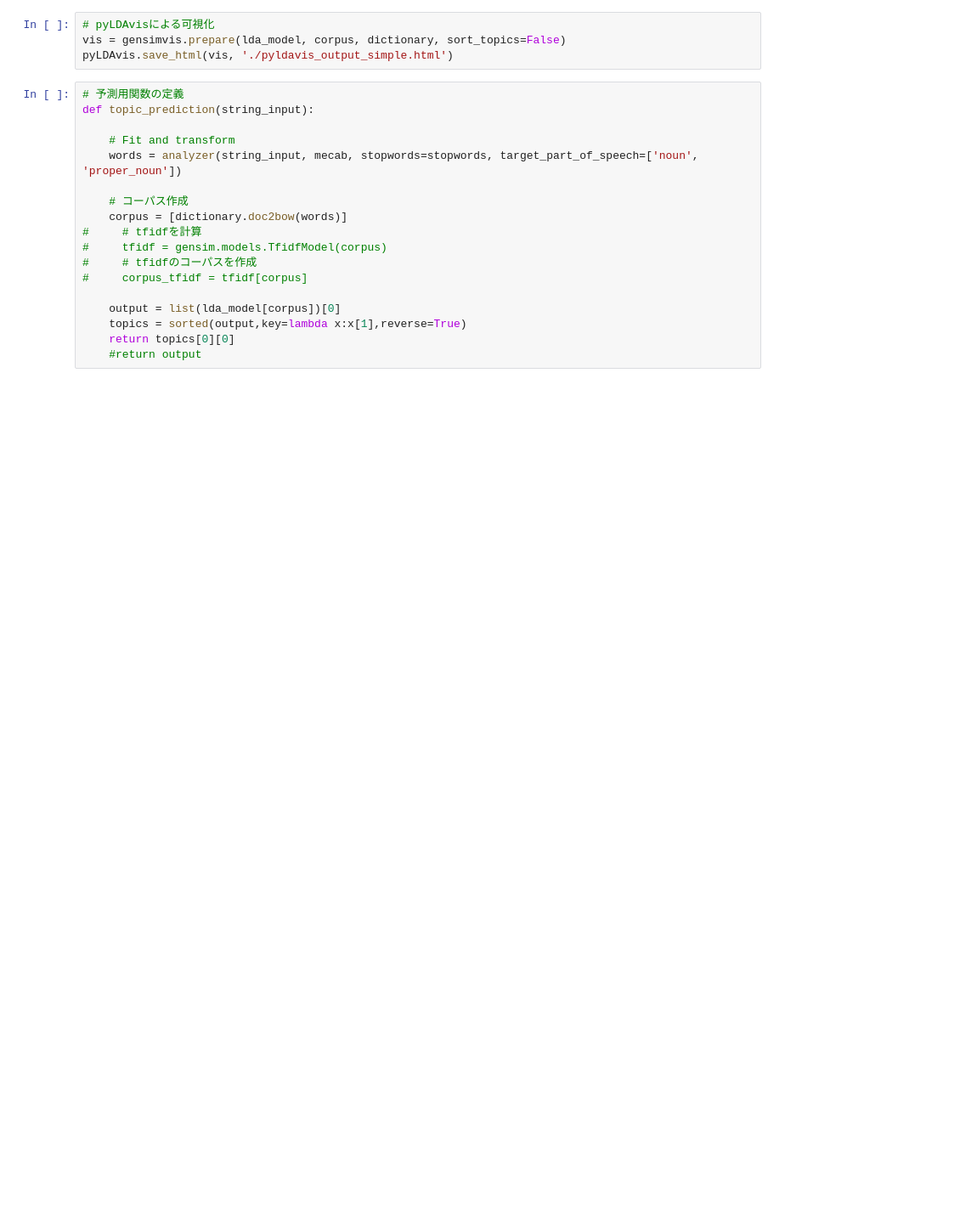
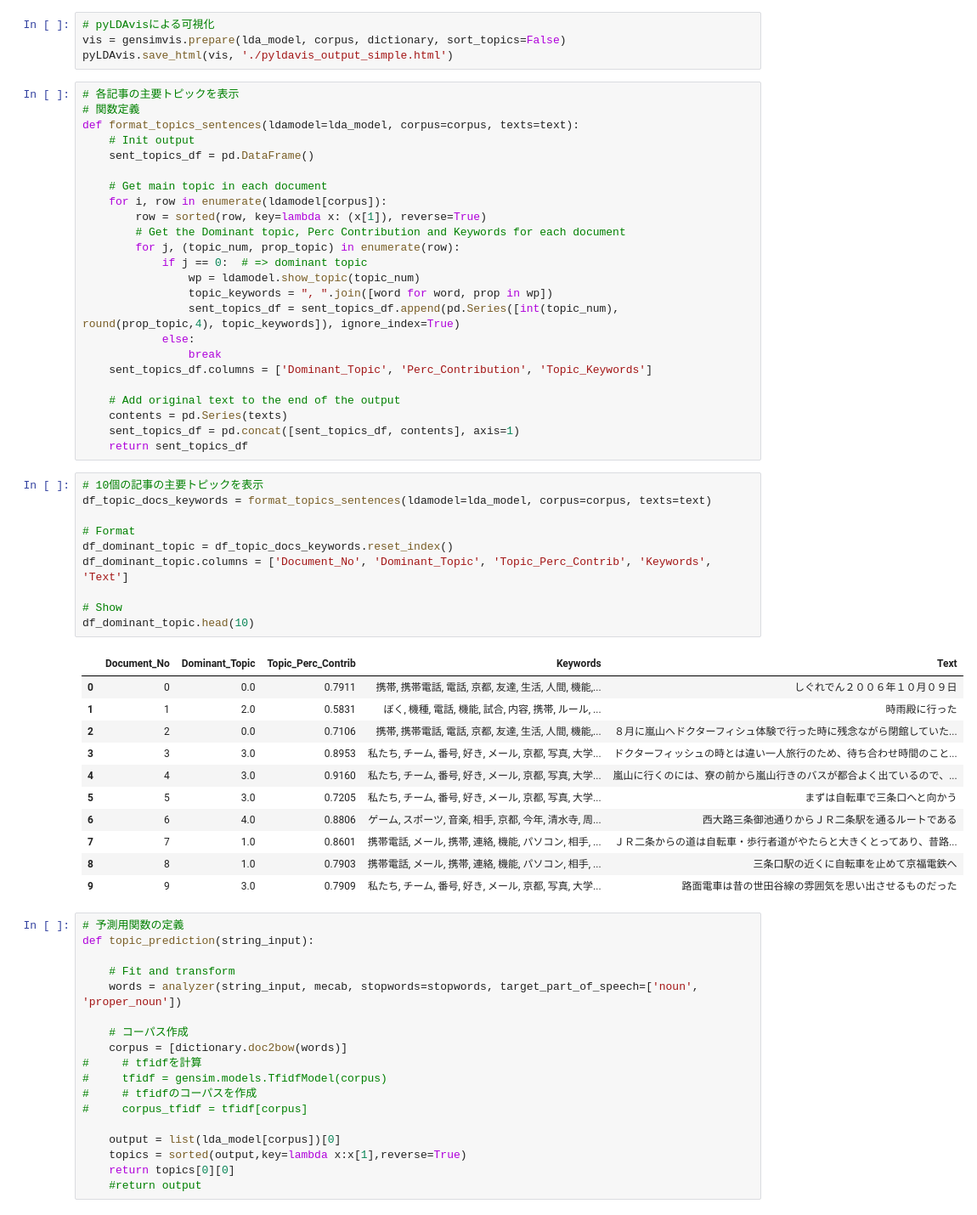
Before and after one commit to superring/topic_model, a Jupyter notebook: simple_LDA.ipynb, the cells around one changed output. Shown at 85% size. Cells and saved outputs as stored; diff of their text form; blank space fills up the shorter version.

```diff
--- a/simple_LDA.ipynb
+++ b/simple_LDA.ipynb
@@ -174,6 +170,52 @@ plt.savefig("./visualize.png")
 # pyLDAvisによる可視化
 vis = gensimvis.prepare(lda_model, corpus, dictionary, sort_topics=False)
 pyLDAvis.save_html(vis, './pyldavis_output_simple.html')
+# %%
+# 各記事の主要トピックを表示
+# 関数定義
+def format_topics_sentences(ldamodel=lda_model, corpus=corpus, texts=text):
+    # Init output
+    sent_topics_df = pd.DataFrame()
+
+    # Get main topic in each document
+    for i, row in enumerate(ldamodel[corpus]):
+        row = sorted(row, key=lambda x: (x[1]), reverse=True)
+        # Get the Dominant topic, Perc Contribution and Keywords for each document
+        for j, (topic_num, prop_topic) in enumerate(row):
+            if j == 0:  # => dominant topic
+                wp = ldamodel.show_topic(topic_num)
+                topic_keywords = ", ".join([word for word, prop in wp])
+                sent_topics_df = sent_topics_df.append(pd.Series([int(topic_num), round(prop_topic,4), topic_keywords]), ignore_index=True)
+            else:
+                break
+    sent_topics_df.columns = ['Dominant_Topic', 'Perc_Contribution', 'Topic_Keywords']
+
+    # Add original text to the end of the output
+    contents = pd.Series(texts)
+    sent_topics_df = pd.concat([sent_topics_df, contents], axis=1)
+    return sent_topics_df
+# %%
+# 10個の記事の主要トピックを表示
+df_topic_docs_keywords = format_topics_sentences(ldamodel=lda_model, corpus=corpus, texts=text)
+
+# Format
+df_dominant_topic = df_topic_docs_keywords.reset_index()
+df_dominant_topic.columns = ['Document_No', 'Dominant_Topic', 'Topic_Perc_Contrib', 'Keywords', 'Text']
+
+# Show
+df_dominant_topic.head(10)
+# %% [output]
+|  | Document_No | Dominant_Topic | Topic_Perc_Contrib | Keywords | Text |
+| 0 | 0 | 0.0 | 0.7911 | 携帯, 携帯電話, 電話, 京都, 友達, 生活, 人間, 機能,... | しぐれでん２００６年１０月０９日 |
+| 1 | 1 | 2.0 | 0.5831 | ぼく, 機種, 電話, 機能, 試合, 内容, 携帯, ルール, ... | 時雨殿に行った |
+| 2 | 2 | 0.0 | 0.7106 | 携帯, 携帯電話, 電話, 京都, 友達, 生活, 人間, 機能,... | ８月に嵐山へドクターフィシュ体験で行った時に残念ながら閉館していた... |
+| 3 | 3 | 3.0 | 0.8953 | 私たち, チーム, 番号, 好き, メール, 京都, 写真, 大学... | ドクターフィッシュの時とは違い一人旅行のため、待ち合わせ時間のこと... |
+| 4 | 4 | 3.0 | 0.9160 | 私たち, チーム, 番号, 好き, メール, 京都, 写真, 大学... | 嵐山に行くのには、寮の前から嵐山行きのバスが都合よく出ているので、... |
+| 5 | 5 | 3.0 | 0.7205 | 私たち, チーム, 番号, 好き, メール, 京都, 写真, 大学... | まずは自転車で三条口へと向かう |
+| 6 | 6 | 4.0 | 0.8806 | ゲーム, スポーツ, 音楽, 相手, 京都, 今年, 清水寺, 周... | 西大路三条御池通りからＪＲ二条駅を通るルートである |
+| 7 | 7 | 1.0 | 0.8601 | 携帯電話, メール, 携帯, 連絡, 機能, パソコン, 相手, ... | ＪＲ二条からの道は自転車・歩行者道がやたらと大きくとってあり、昔路... |
+| 8 | 8 | 1.0 | 0.7903 | 携帯電話, メール, 携帯, 連絡, 機能, パソコン, 相手, ... | 三条口駅の近くに自転車を止めて京福電鉄へ |
+| 9 | 9 | 3.0 | 0.7909 | 私たち, チーム, 番号, 好き, メール, 京都, 写真, 大学... | 路面電車は昔の世田谷線の雰囲気を思い出させるものだった |
 # %%
 # 予測用関数の定義
 def topic_prediction(string_input):
```
Also changed, not shown: parts of 6 cells of this notebook, 1 other file.
